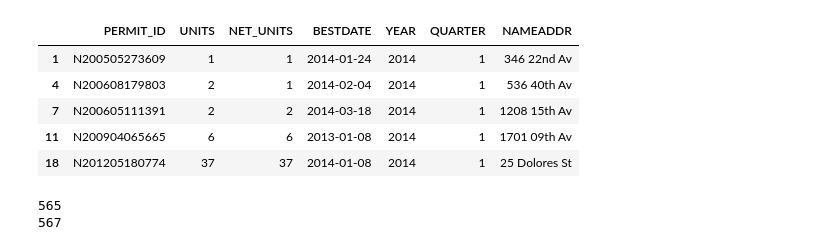
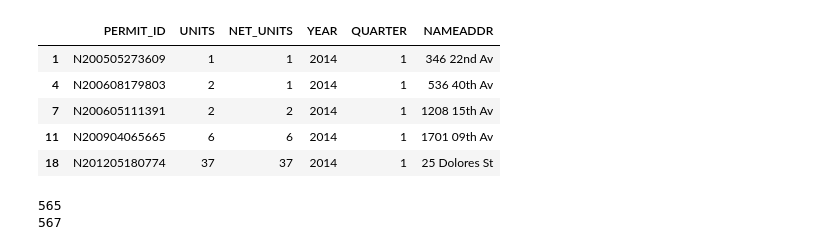
Before and after one commit to openland/statecraft-projects, a Jupyter notebook: housing_pipeline.ipynb, the cells around one changed output. Saved outputs shown, nothing was run; the diff lists cells and outputs as text; code cells hidden in the pictures.

```diff
--- a/housing_pipeline.ipynb
+++ b/housing_pipeline.ipynb
@@ -21,52 +20,44 @@ IPython.OutputArea.prototype._should_scroll = function(lines) {
 # %% [output]
 [interactive output not drawn]
 # %%
-columns = ['PERMIT_ID', 'UNITS', 'NET_UNITS', 'BESTSTAT', 'BESTDATE', 'YEAR', 'QUARTER', 'NAMEADDR']
-# AFF_UNITS, NET_AFF_UNITS, NAMEADDR, APN
-distinct_columns = ['PERMIT_ID']
+columns = ['PERMIT_ID', 'UNITS', 'NET_UNITS', 'BESTSTAT', 'YEAR', 'QUARTER', 'NAMEADDR']
 
 def loadData():
     file_name = "data_complete/PipelineCleaned_"
     data = []
     for year in range(2014, 2018):
         for q in range(1, 5):
             if year == 2017 and q == 2:
                 break
             X = pd.read_csv(file_name + str(year) + "_Q" + str(q) + ".csv", sep=',', infer_datetime_format=True)
             X["YEAR"] = year
             X["QUARTER"] = q
             data.append(X)
     df = pd.concat(data)
     return df
 
 def loadPermits():
     #converters = {'Permit Number': lambda x: 'N'+x.replace(',','')}
     #X = pd.read_csv("data_complete/Building_Permits_Filtered.csv", sep=',', infer_datetime_format=True, parse_dates=['PERMIT_DATE', 'PERMIT_STATUS_DATE'])
 
     X = pd.read_csv("data_complete/Building_Permits_ISSUED.csv", sep=',', infer_datetime_format=True, parse_dates=['PERMIT_ISSUED_DATE'])
     X = X.drop_duplicates()
     X = X.set_index('PERMIT_ID')
     X.rename(columns = {'PERMIT_ISSUED_DATE':'PERMIT_DATE'}, inplace = True)
     return X
 
 permits = loadPermits()
 
 df = loadData()
-#print(df.head())
 df = df[columns]
-df["BESTSTAT"] = df["BESTSTAT"].str.upper()
-df["BESTSTAT"][(df["BESTSTAT"] == "BP APPROVED") | (df["BESTSTAT"] == "PL APPROVED")] = "APPROVED"
-df["BESTSTAT"][(df["BESTSTAT"] == "BP FILED") | (df["BESTSTAT"] == "PL FILED")] = "FILED"
 df = df[df["BESTSTAT"] == "CONSTRUCTION"]
 df.drop(["BESTSTAT"], inplace=True, axis=1)
-df['BESTDATE'] = pd.to_datetime(df['BESTDATE'], errors='coerce') # format='%m/%d/%Y',
 df.head()
-#df.groupby("BESTSTAT").count()
 # %% [output]
-|  | PERMIT_ID | UNITS | NET_UNITS | BESTDATE | YEAR | QUARTER | NAMEADDR |
-| 1 | N200505273609 | 1 | 1 | 2014-01-24 | 2014 | 1 | 346 22nd Av |
-| 4 | N200608179803 | 2 | 1 | 2014-02-04 | 2014 | 1 | 536 40th Av |
-| 7 | N200605111391 | 2 | 2 | 2014-03-18 | 2014 | 1 | 1208 15th Av |
-| 11 | N200904065665 | 6 | 6 | 2013-01-08 | 2014 | 1 | 1701 09th Av |
-| 18 | N201205180774 | 37 | 37 | 2014-01-08 | 2014 | 1 | 25 Dolores St |
+|  | PERMIT_ID | UNITS | NET_UNITS | YEAR | QUARTER | NAMEADDR |
+| 1 | N200505273609 | 1 | 1 | 2014 | 1 | 346 22nd Av |
+| 4 | N200608179803 | 2 | 1 | 2014 | 1 | 536 40th Av |
+| 7 | N200605111391 | 2 | 2 | 2014 | 1 | 1208 15th Av |
+| 11 | N200904065665 | 6 | 6 | 2014 | 1 | 1701 09th Av |
+| 18 | N201205180774 | 37 | 37 | 2014 | 1 | 25 Dolores St |
 # %%
```
Also changed, not shown: parts of 13 cells of this notebook, 1 other file.
